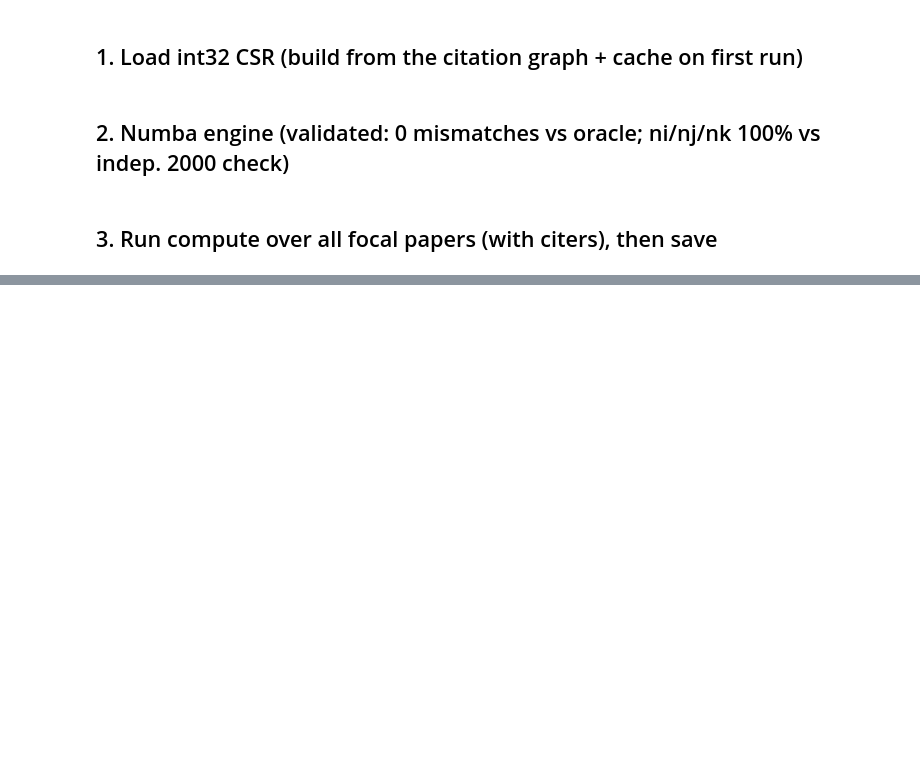
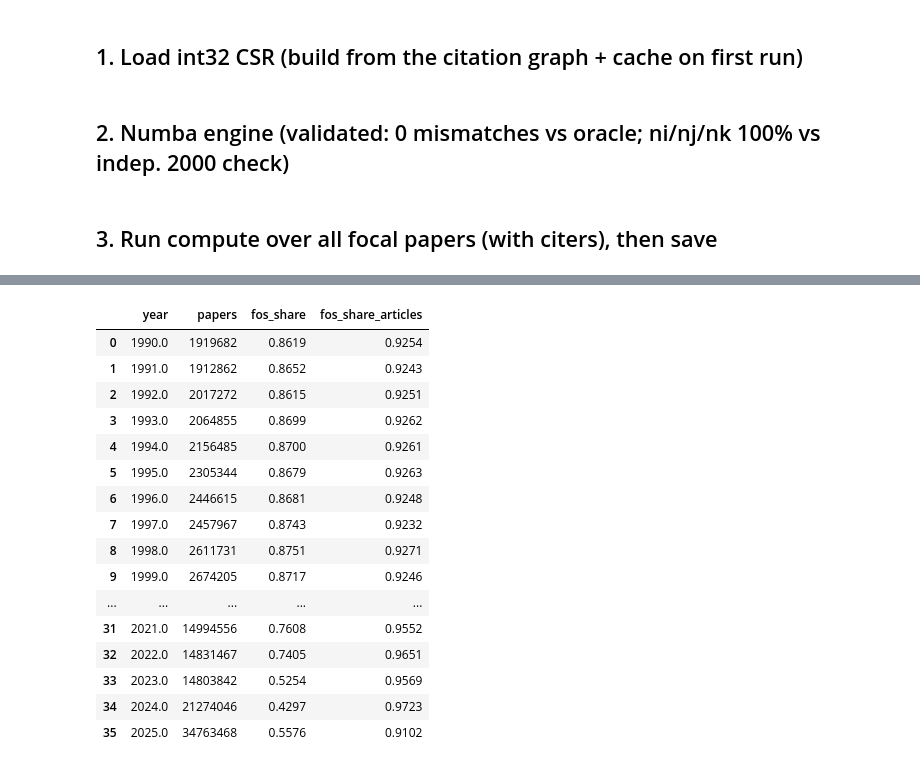
Before and after one commit to Dawoon-Jeong0523/Science-of-Science, a Jupyter notebook: OpenAlex/notebook/paper_disruption.ipynb, the cells around one changed output, grey strips where cells are left out. Saved outputs shown, nothing was run; the diff lists cells and outputs as text; code cells hidden in the pictures; blank space fills up the shorter version.

```diff
--- a/OpenAlex/notebook/paper_disruption.ipynb
+++ b/OpenAlex/notebook/paper_disruption.ipynb
@@ -159,0 +172,64 @@ display(out.head(10))
+# %%
+# Self-contained: this section reads the finished parquet and the metadata and can be run alone
+# (python run_notebook.py <nb> --from <this code cell> --save-outputs). It appends the cohort
+# percentile columns and replaces the file atomically; re-running recomputes them.
+import os, time, duckdb
+import numpy as np, pandas as pd
+t0 = time.time()
+_mb = os.environ.get('SLURM_MEM_PER_NODE')
+DUCKDB_MEM = os.environ.get('NB_DUCKDB_MEM') or (f'{int(int(_mb) * 0.8)}MB' if _mb else '16GB')
+con = duckdb.connect()
+con.execute(f"SET memory_limit='{DUCKDB_MEM}'"); con.execute(f"SET threads={int(os.environ.get('SLURM_CPUS_PER_TASK', '4'))}")
+con.execute("SET temp_directory='/project/jevans/Dawoon/Science of Science/.duckdb_tmp'"); con.execute('SET preserve_insertion_order=false')
+HORIZONS = ['3', '5', '10', 'all']
+
+OUT_FP = '/project/jevans/Dawoon/Science of Science/OpenAlex/output/paper_disruption.parquet'
+META_FP = '/project/jevans/Dawoon/Science of Science/OpenAlex/output/paper_metadata.parquet'
+TMP_FP = OUT_FP + '.pctl.tmp.parquet'
+cols = con.execute(f"SELECT * FROM read_parquet('{OUT_FP}') LIMIT 0").df().columns.tolist()
+base_cols = [c for c in cols if not (c.endswith('_pctl') or c.endswith('_pctl_cume')) and c not in ('pctl_year', 'pctl_group')]
+n0 = con.execute(f"SELECT count(*) FROM read_parquet('{OUT_FP}')").fetchone()[0]
+print(f'{n0:,} rows; base columns {len(base_cols)}; existing percentile columns: {len(cols) - len(base_cols)}')
+
+# FoS level-0 availability by year (the field is the cohort key, so its coverage matters)
+fos = con.execute(f"""
+SELECT year, count(*) AS papers, round(avg(CASE WHEN FoS_0 IS NOT NULL AND FoS_0 <> '' THEN 1 ELSE 0 END), 4) AS fos_share,
+       round(avg(CASE WHEN doctype = 'article' THEN (CASE WHEN FoS_0 IS NOT NULL AND FoS_0 <> '' THEN 1 ELSE 0 END) END), 4) AS fos_share_articles
+FROM read_parquet('{META_FP}') WHERE year BETWEEN 1990 AND 2025 GROUP BY year ORDER BY year""").df()
+display(fos)
+fos.to_csv('/project/jevans/Dawoon/Science of Science/OpenAlex/output/paper_fos_coverage_by_year.csv', index=False)
+
+con.execute(f"""
+CREATE TEMP TABLE key AS
+SELECT paper_id, year AS pctl_year, nullif(trim(split_part(FoS_0, ';', 1)), '') AS pctl_group
+FROM read_parquet('{META_FP}') WHERE year IS NOT NULL""")
+# Two percentiles per window: CD_h_pctl = minimum rank / n (share strictly below), and CD_h_pctl_cume = share
+# at or below the value (ties inclusive, like cume_dist). CD has large tie blocks at its extremes (CD = 1 when every
+# citer cites only the focal document), so the minimum-rank percentile of the whole top block can sit far below 0.9;
+# the cumulative percentile is the one to threshold for "top x%" hits.
+pctl = ', '.join(
+    f"CASE WHEN d.CD_{h} IS NULL OR k.pctl_group IS NULL THEN NULL "
+    f"ELSE rank() OVER (PARTITION BY k.pctl_year, k.pctl_group ORDER BY d.CD_{h}) * 1.0 "
+    f"/ count(d.CD_{h}) OVER (PARTITION BY k.pctl_year, k.pctl_group) END AS CD_{h}_pctl, "
+    f"CASE WHEN d.CD_{h} IS NULL OR k.pctl_group IS NULL THEN NULL "
+    f"ELSE count(d.CD_{h}) OVER (PARTITION BY k.pctl_year, k.pctl_group ORDER BY d.CD_{h} RANGE BETWEEN UNBOUNDED PRECEDING AND CURRENT ROW) * 1.0 "
+    f"/ count(d.CD_{h}) OVER (PARTITION BY k.pctl_year, k.pctl_group) END AS CD_{h}_pctl_cume" for h in HORIZONS)
+print(f'[{time.time() - t0:.0f}s] computing percentiles')
+con.execute(f"""
+COPY (
+  SELECT {', '.join('d.' + c for c in base_cols)}, k.pctl_year, k.pctl_group, {pctl}
+  FROM read_parquet('{OUT_FP}') d LEFT JOIN key k USING (paper_id)
+) TO '{TMP_FP}' (FORMAT PARQUET, COMPRESSION ZSTD)""")
+chk = con.execute(f"""
+SELECT count(*) AS rows, count(pctl_group) AS with_group,
+       {', '.join(f'count(CD_{h}_pctl) AS n_pctl_{h}, min(CD_{h}_pctl) AS min_{h}, max(CD_{h}_pctl) AS max_{h}, max(CD_{h}_pctl_cume) AS max_cume_{h}, sum(CASE WHEN CD_{h}_pctl_cume < CD_{h}_pctl THEN 1 ELSE 0 END) AS cume_below_min_{h}' for h in HORIZONS)},
+       sum(CASE WHEN CD_5 IS NOT NULL AND pctl_group IS NOT NULL AND CD_5_pctl IS NULL THEN 1 ELSE 0 END) AS unexpected_null_5
+FROM read_parquet('{TMP_FP}')""").df()
+display(chk.T)
+assert chk.rows[0] == n0, 'row count changed'
+assert chk.unexpected_null_5[0] == 0 and chk.max_5[0] <= 1 and chk.min_5[0] > 0
+assert chk.max_cume_5[0] <= 1 + 1e-12 and chk.cume_below_min_5[0] == 0, 'cumulative percentile must be >= minimum-rank percentile'
+os.replace(TMP_FP, OUT_FP)
+con.close()
+print(f'[{time.time() - t0:.0f}s] wrote {OUT_FP} ({os.path.getsize(OUT_FP) / 1e9:.2f} GB): {len(base_cols)} + 10 columns')
+# %% [output]
@@ -159,0 +237,17 @@ display(out.head(10))
+|  | year | papers | fos_share | fos_share_articles |
+| 0 | 1990.0 | 1919682 | 0.8619 | 0.9254 |
+| 1 | 1991.0 | 1912862 | 0.8652 | 0.9243 |
+| 2 | 1992.0 | 2017272 | 0.8615 | 0.9251 |
+| 3 | 1993.0 | 2064855 | 0.8699 | 0.9262 |
+| 4 | 1994.0 | 2156485 | 0.8700 | 0.9261 |
+| 5 | 1995.0 | 2305344 | 0.8679 | 0.9263 |
+| 6 | 1996.0 | 2446615 | 0.8681 | 0.9248 |
+| 7 | 1997.0 | 2457967 | 0.8743 | 0.9232 |
+| 8 | 1998.0 | 2611731 | 0.8751 | 0.9271 |
+| 9 | 1999.0 | 2674205 | 0.8717 | 0.9246 |
+| ... | ... | ... | ... | ... |
+| 31 | 2021.0 | 14994556 | 0.7608 | 0.9552 |
+| 32 | 2022.0 | 14831467 | 0.7405 | 0.9651 |
+| 33 | 2023.0 | 14803842 | 0.5254 | 0.9569 |
+| 34 | 2024.0 | 21274046 | 0.4297 | 0.9723 |
+| 35 | 2025.0 | 34763468 | 0.5576 | 0.9102 |
```
Also changed, not shown: parts of 2 cells of this notebook, 29 other files.
